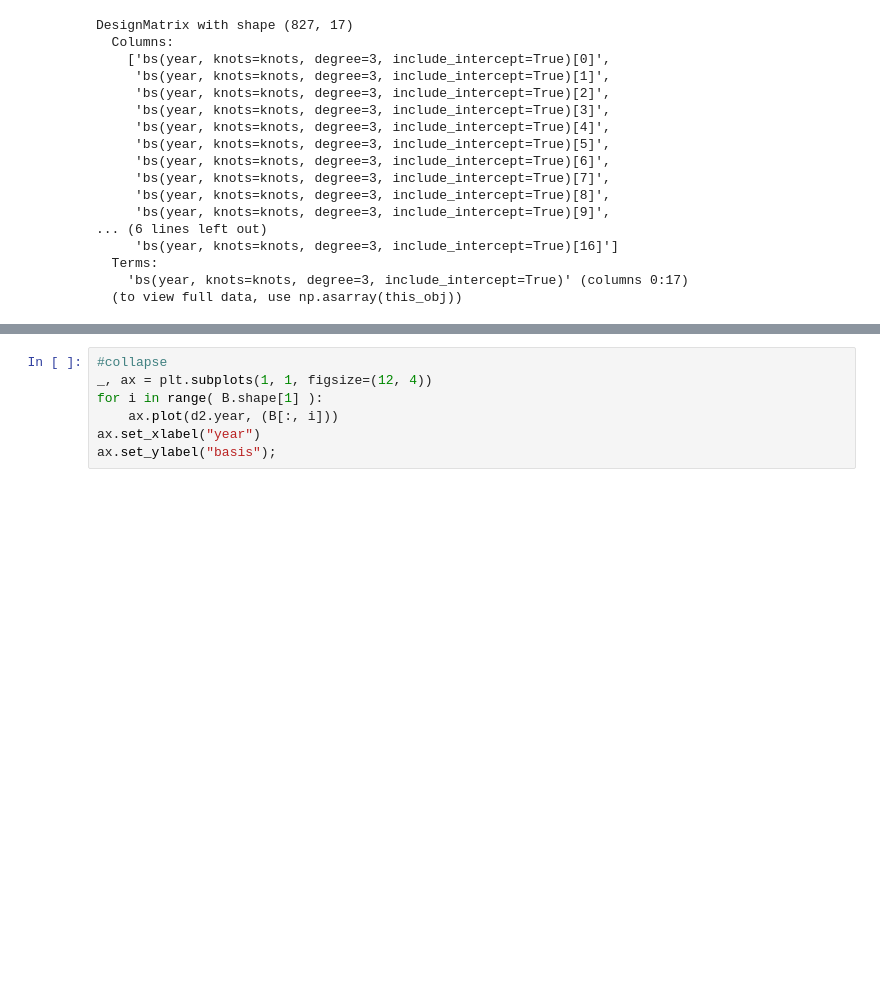
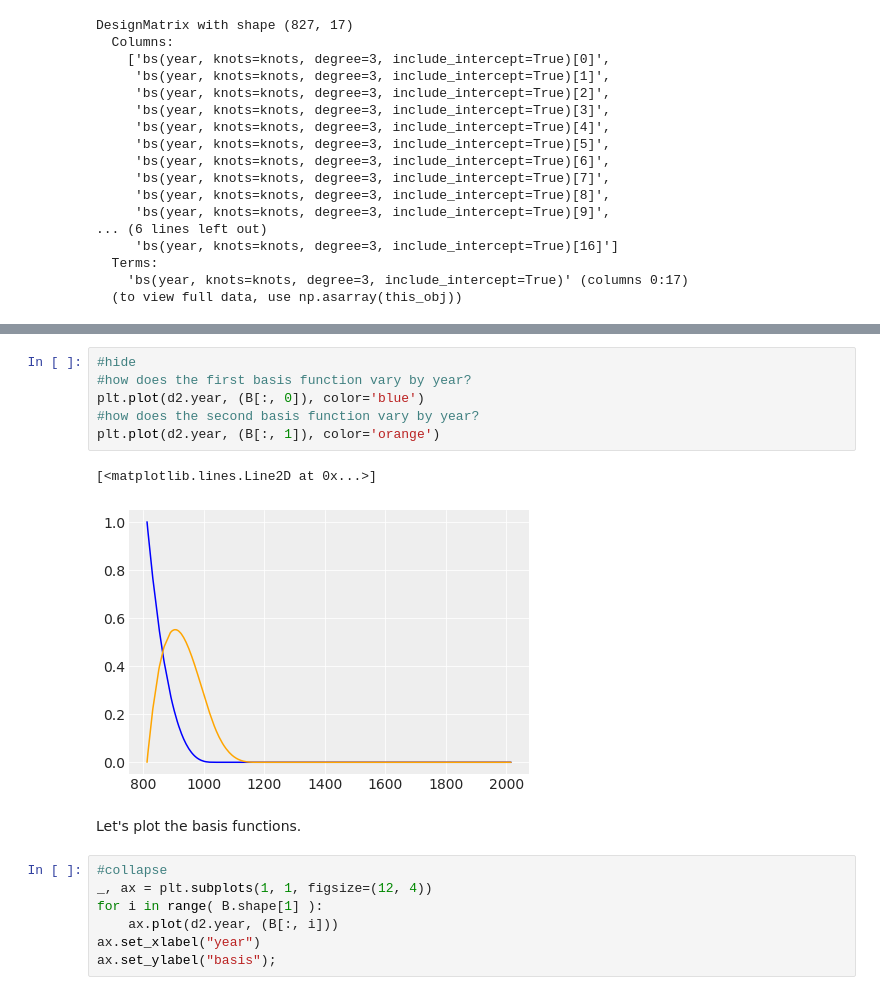
Before and after one commit to nasheqlbrm/blog, a Jupyter notebook: _notebooks/2022-04-10-McElreath-Chapter-4.ipynb, the cells around one changed output, grey strips where cells are left out. Cells and saved outputs as stored; diff of their text form; blank space fills up the shorter version.

```diff
--- a/_notebooks/2022-04-10-McElreath-Chapter-4.ipynb
+++ b/_notebooks/2022-04-10-McElreath-Chapter-4.ipynb
@@ -494,3 +537,14 @@ DesignMatrix with shape (827, 17)
+# %%
+#hide
+#how does the first basis function vary by year?
+plt.plot(d2.year, (B[:, 0]), color='blue')
+#how does the second basis function vary by year?
+plt.plot(d2.year, (B[:, 1]), color='orange')
+# %% [output]
+[<matplotlib.lines.Line2D at 0x...>]
+[figure, added]
+# %% [markdown]
+Let's plot the basis functions.
 # %%
 #collapse
 _, ax = plt.subplots(1, 1, figsize=(12, 4))
```
Also changed, not shown: parts of 17 cells of this notebook.
